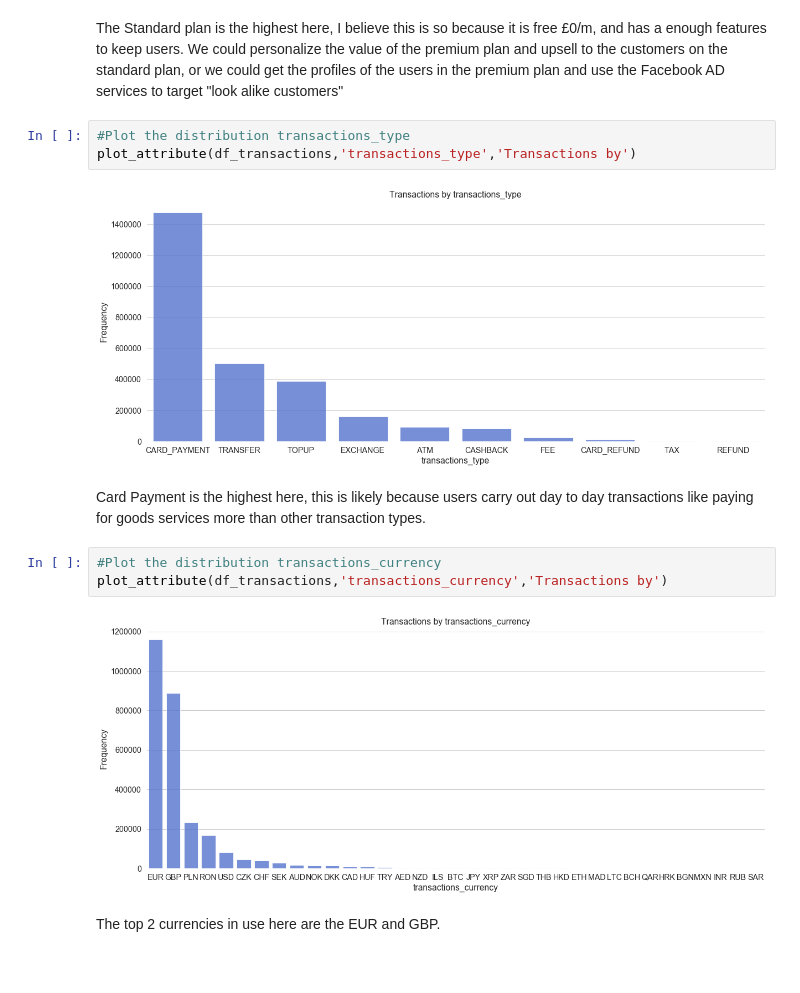
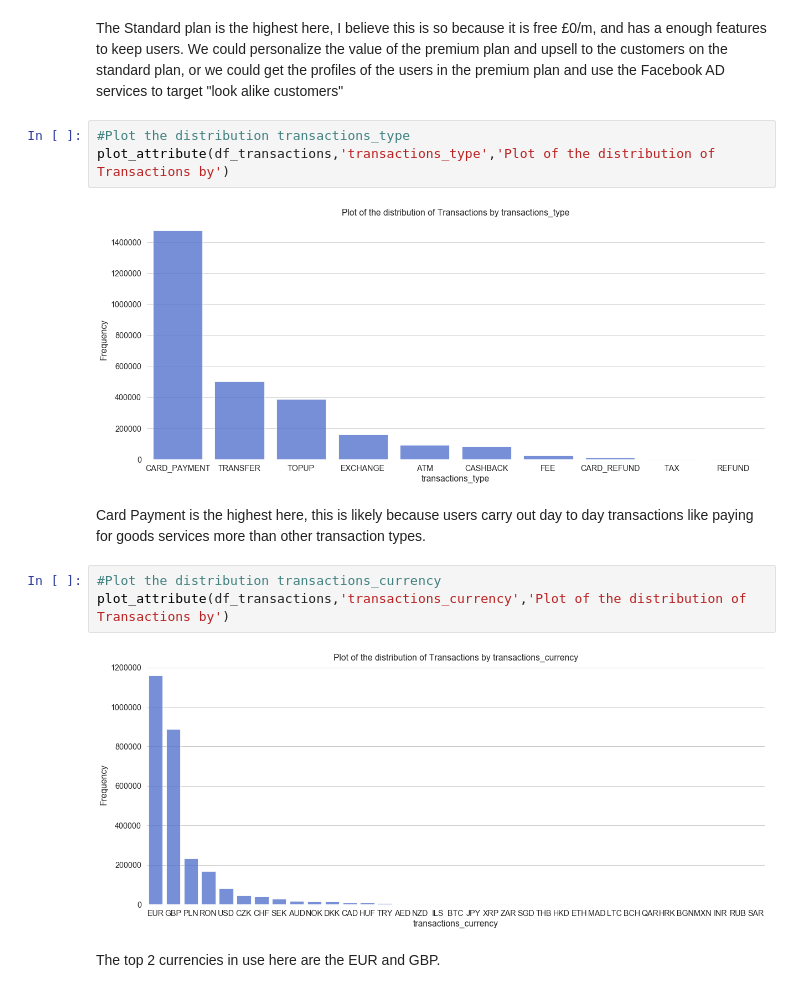
Before and after one commit to segunadelowo/gemstones-user-engagement, a Jupyter notebook: notebooks/2020-04-06-SA-2-eda_and_model_development.ipynb, the cells around one changed output. Cells and saved outputs as stored; diff of their text form.

```diff
--- a/notebooks/2020-04-06-SA-2-eda_and_model_development.ipynb
+++ b/notebooks/2020-04-06-SA-2-eda_and_model_development.ipynb
@@ -319,16 +318,16 @@ plot_attribute(df_users,'plan','Users by')
 The Standard plan is the highest here, I believe this is so because it is free £0/m, and has a enough features to keep users. We could personalize the value of the premium plan and upsell to the customers on the standard plan, or we could get the profiles of the users in the premium plan and use the Facebook AD services to target "look alike customers"
 # %%
 #Plot the distribution transactions_type
-plot_attribute(df_transactions,'transactions_type','Transactions by')
+plot_attribute(df_transactions,'transactions_type','Plot of the distribution of Transactions by')
 # %% [output]
-[figure, old version]
+[figure, new version]
 # %% [markdown]
 Card Payment is the highest here, this is likely because users carry out day to day transactions like paying for goods services more than other transaction types.
 # %%
 #Plot the distribution transactions_currency
-plot_attribute(df_transactions,'transactions_currency','Transactions by')
+plot_attribute(df_transactions,'transactions_currency','Plot of the distribution of Transactions by')
 # %% [output]
-[figure, old version]
+[figure, new version]
 # %% [markdown]
 The top 2 currencies in use here are the EUR and GBP.
 # %%
```
Also changed, not shown: parts of 16 cells of this notebook, 1 other file.
